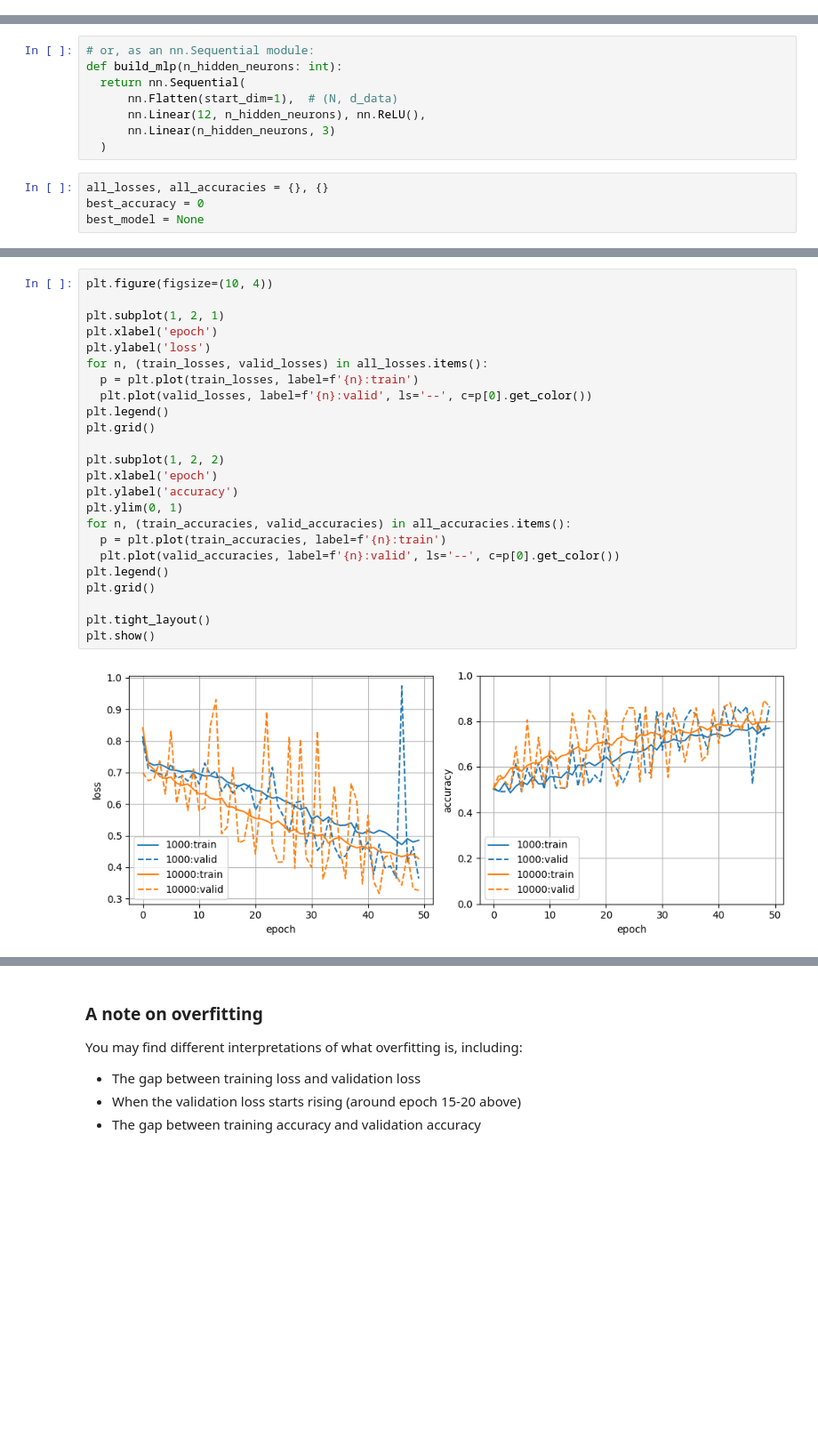
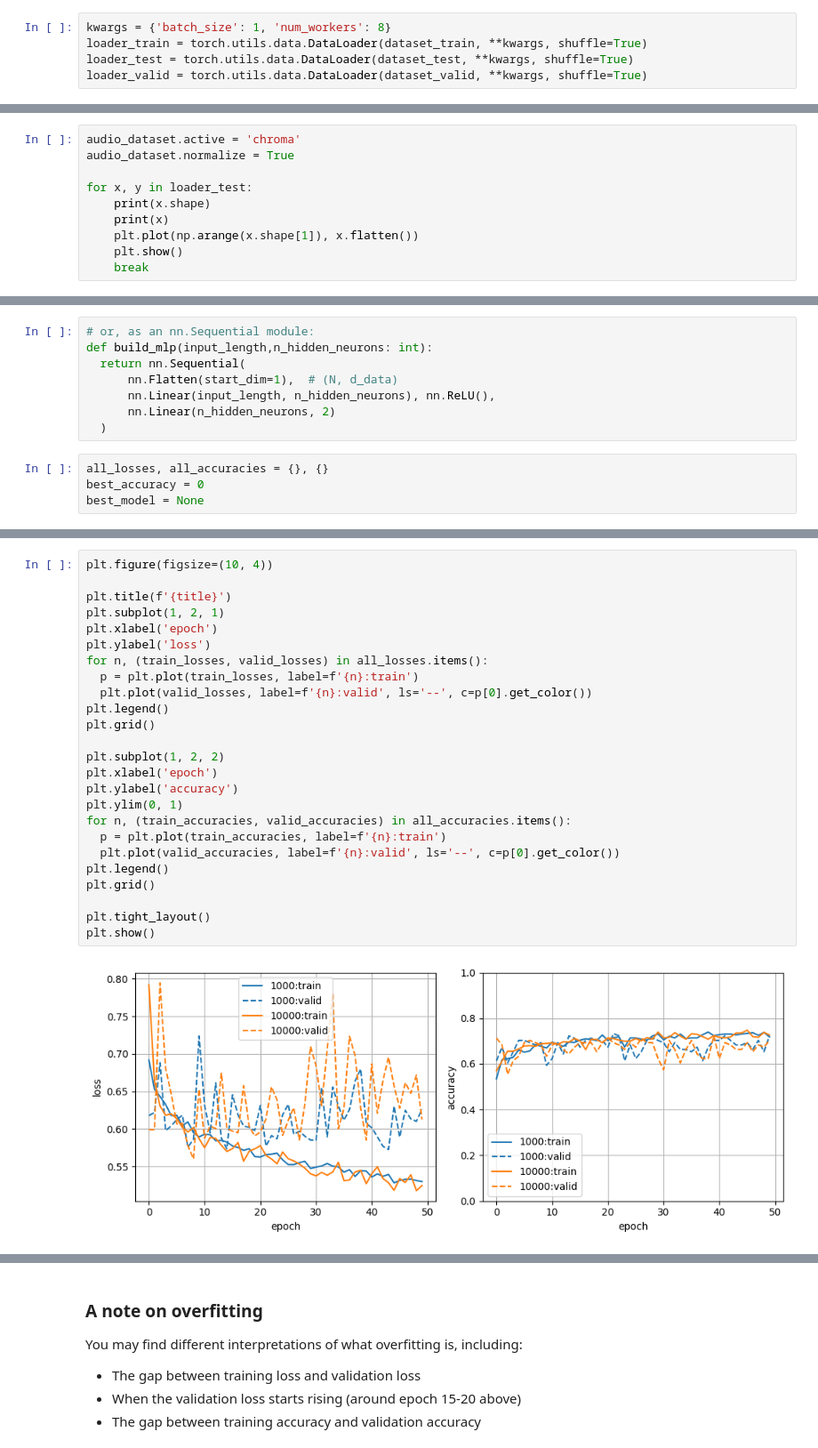
Before and after one commit to Borzoneg/Identity-recognition-from-audio, a Jupyter notebook: src/MLP_Gian.ipynb, the cells around one changed output, grey strips where cells are left out. Shown at 89% size. Drawn from its saved outputs; the diff is of its cells as text; blank space fills up the shorter version.

```diff
--- a/src/MLP_Gian.ipynb
+++ b/src/MLP_Gian.ipynb
@@ -131,5 +126,20 @@ Mean: -0.6928578019142151
 Standard deviation: 2321.9658203125
 
 ========================================
+# %%
+kwargs = {'batch_size': 1, 'num_workers': 8}
+loader_train = torch.utils.data.DataLoader(dataset_train, **kwargs, shuffle=True)
+loader_test = torch.utils.data.DataLoader(dataset_test, **kwargs, shuffle=True)
+loader_valid = torch.utils.data.DataLoader(dataset_valid, **kwargs, shuffle=True)
 # %% [markdown]
 # Visualize
+# %%
+audio_dataset.active = 'chroma'
+audio_dataset.normalize = True
+
+for x, y in loader_test:
+    print(x.shape)
+    print(x)
+    plt.plot(np.arange(x.shape[1]), x.flatten())
+    plt.show()
+    break
@@ -154,11 +169,11 @@ class MLP(nn.Module):
     return logits
 # %%
 # or, as an nn.Sequential module:
-def build_mlp(n_hidden_neurons: int):
+def build_mlp(input_length,n_hidden_neurons: int):
   return nn.Sequential(
       nn.Flatten(start_dim=1),  # (N, d_data)
-      nn.Linear(12, n_hidden_neurons), nn.ReLU(),
-      nn.Linear(n_hidden_neurons, 3)
+      nn.Linear(input_length, n_hidden_neurons), nn.ReLU(),
+      nn.Linear(n_hidden_neurons, 2)
   )
 # %%
 all_losses, all_accuracies = {}, {}
@@ -225,29 +256,30 @@ RuntimeError: mat1 and mat2 shapes cannot be multiplied (1x16050 and 12x1000)
 # %%
 plt.figure(figsize=(10, 4))
 
+plt.title(f'{title}')
 plt.subplot(1, 2, 1)
 plt.xlabel('epoch')
 plt.ylabel('loss')
 for n, (train_losses, valid_losses) in all_losses.items():
   p = plt.plot(train_losses, label=f'{n}:train')
   plt.plot(valid_losses, label=f'{n}:valid', ls='--', c=p[0].get_color())
 plt.legend()
 plt.grid()
 
 plt.subplot(1, 2, 2)
 plt.xlabel('epoch')
 plt.ylabel('accuracy')
 plt.ylim(0, 1)
 for n, (train_accuracies, valid_accuracies) in all_accuracies.items():
   p = plt.plot(train_accuracies, label=f'{n}:train')
   plt.plot(valid_accuracies, label=f'{n}:valid', ls='--', c=p[0].get_color())
 plt.legend()
 plt.grid()
 
 plt.tight_layout()
 plt.show()
 # %% [output]
-[figure, old version]
+[figure, new version]
 # %%
 # test
 model, n_hidden_neurons, epoch = best_model
```
Also changed, not shown: parts of 4 cells of this notebook, 1 other file.
